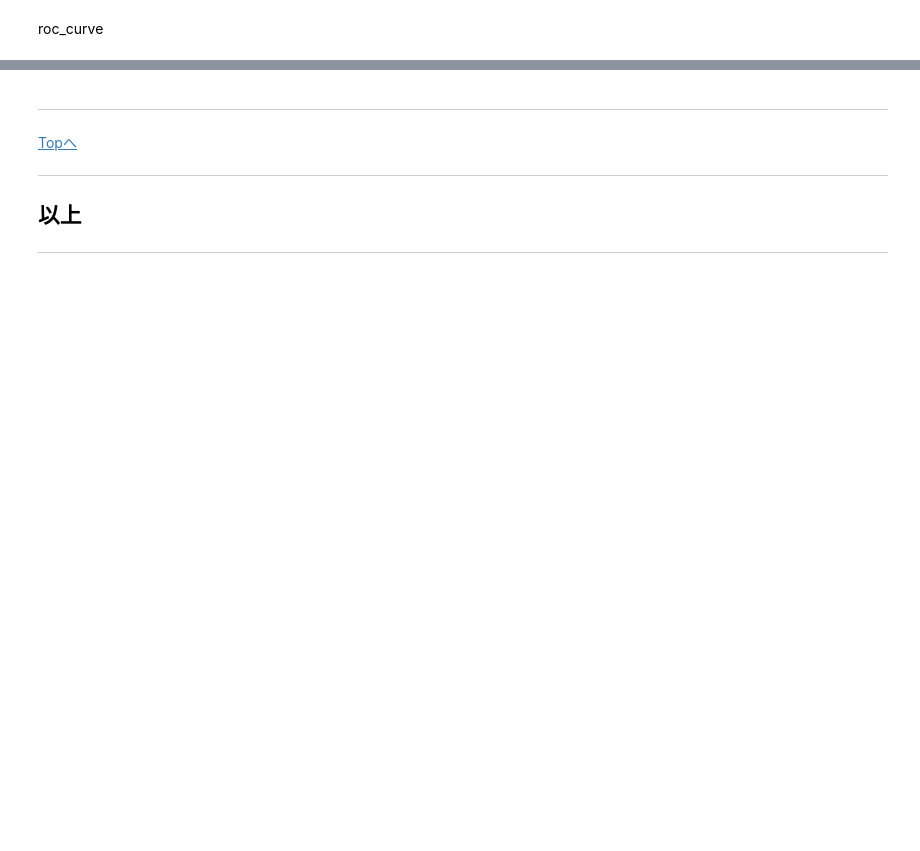
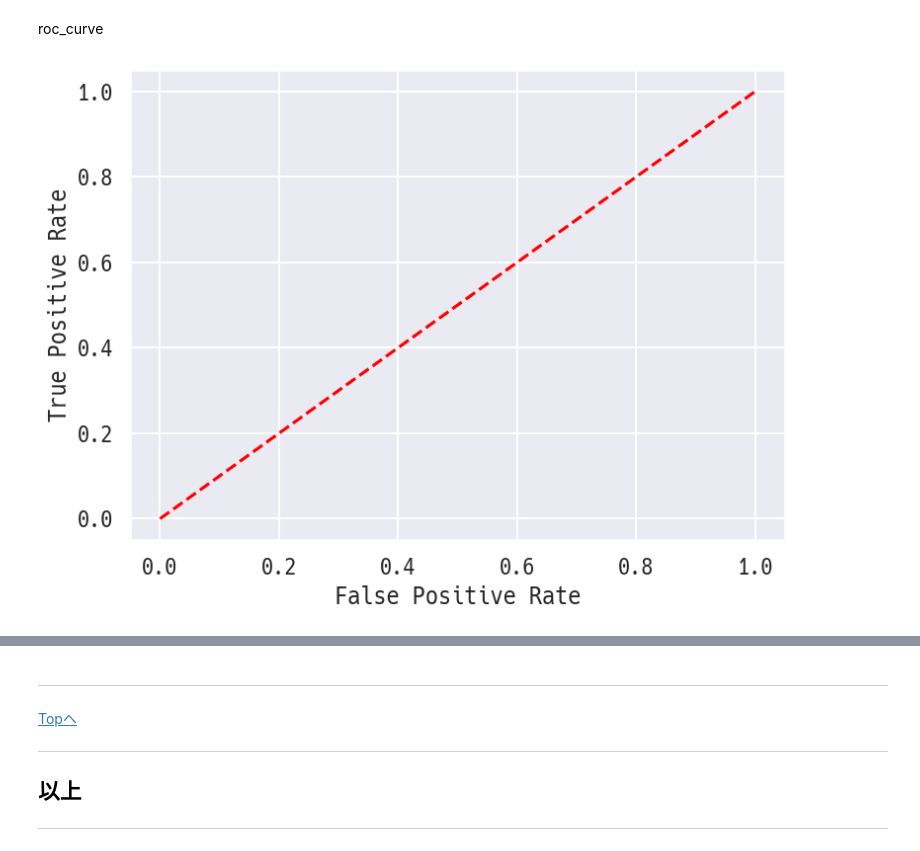
Before and after one commit to sato1214syun/python-data-analytics-udemy-business, a Jupyter notebook: src/10_Classification_models.ipynb, the cells around one changed output, grey strips where cells are left out. Cells and saved outputs as stored; diff of their text form; code cells hidden in the pictures; blank space fills up the shorter version.

```diff
--- a/src/10_Classification_models.ipynb
+++ b/src/10_Classification_models.ipynb
@@ -510,11 +761,13 @@ from sklearn.metrics import plot_roc_curve, auc, roc_curve
 # %%
-# plot_roc_curveでfpr, tprの変化をプロットする
-fig, axes = plt.subplots(figsize=(8, 6), tight_layout=True)
-plot_roc_curve(model, X_test, y_test, marker='o', markersize=5, ax=axes)
-axes.set_xlabel('False Positive Rate')
-axes.set_ylabel('True Positive Rate')
-sns.lineplot(x=[0, 1], y=[0, 1], color='red', linestyle='--', ax=axes)
-plt.show()
+# # plot_roc_curveでfpr, tprの変化をプロットする
+# fig, axes = plt.subplots(figsize=(8, 6), tight_layout=True)
+# # plot_roc_curve(model, X_test, y_test, marker="o", markersize=5, ax=axes)
+# axes.set_xlabel("False Positive Rate")
+# axes.set_ylabel("True Positive Rate")
+# sns.lineplot(x=[0, 1], y=[0, 1], color="red", linestyle="--", ax=axes)
+# plt.show()
+# %% [output]
+[figure, added]
 # %%
 # fpr = fp / (tn + fp)　真にネガティブであるものの中で、ネガティブと予測されたものの割合
 # tpr = tp / (tp + fn)　真にポジティブであるものの中で、ポジティブと予測されたものの割合
```
Also changed, not shown: parts of 81 cells of this notebook.
